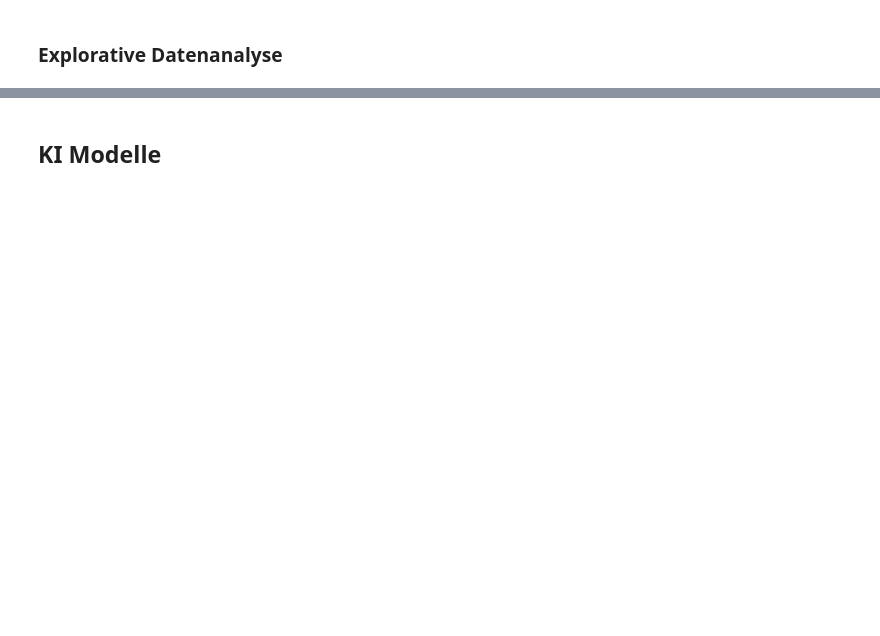
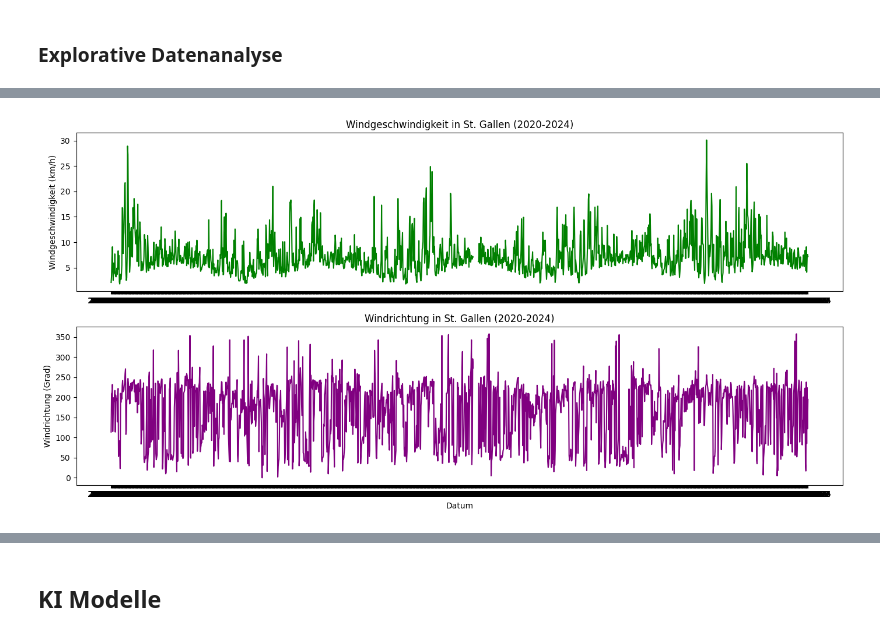
Before and after one commit to Louisfhgr/Dash.py, a Jupyter notebook: SUGO_RNN_V1.ipynb, the cells around one changed output, grey strips where cells are left out. Saved outputs shown, nothing was run; the diff lists cells and outputs as text; code cells hidden in the pictures; blank space fills up the shorter version.

```diff
--- a/SUGO_RNN_V1.ipynb
+++ b/SUGO_RNN_V1.ipynb
@@ -16,0 +197,17 @@ Datenfluss manuell (csv)
+# %%
+plt.figure(figsize=(14, 7))
+plt.subplot(2, 1, 1)
+plt.plot(df_weather['date'], df_weather['wspd'], label='Windgeschwindigkeit (km/h)', color='green')
+plt.ylabel('Windgeschwindigkeit (km/h)')
+plt.title('Windgeschwindigkeit in St. Gallen (2020-2024)')
+
+plt.subplot(2, 1, 2)
+plt.plot(df_weather['date'], df_weather['wdir'], label='Windrichtung (Grad)', color='purple')
+plt.xlabel('Datum')
+plt.ylabel('Windrichtung (Grad)')
+plt.title('Windrichtung in St. Gallen (2020-2024)')
+
+plt.tight_layout()
+plt.show()
+# %% [output]
+[figure, added]
```
Also changed, not shown: parts of 33 cells of this notebook.
